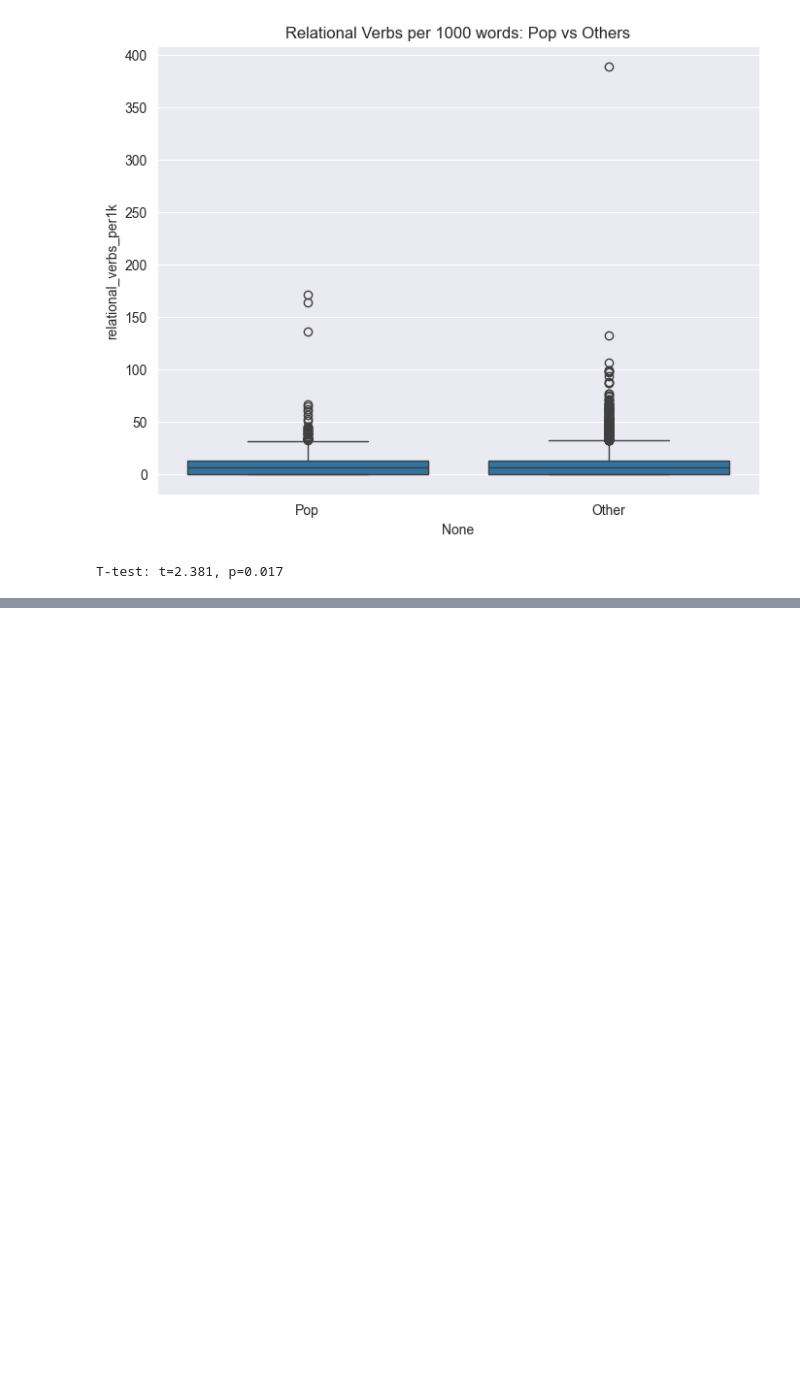
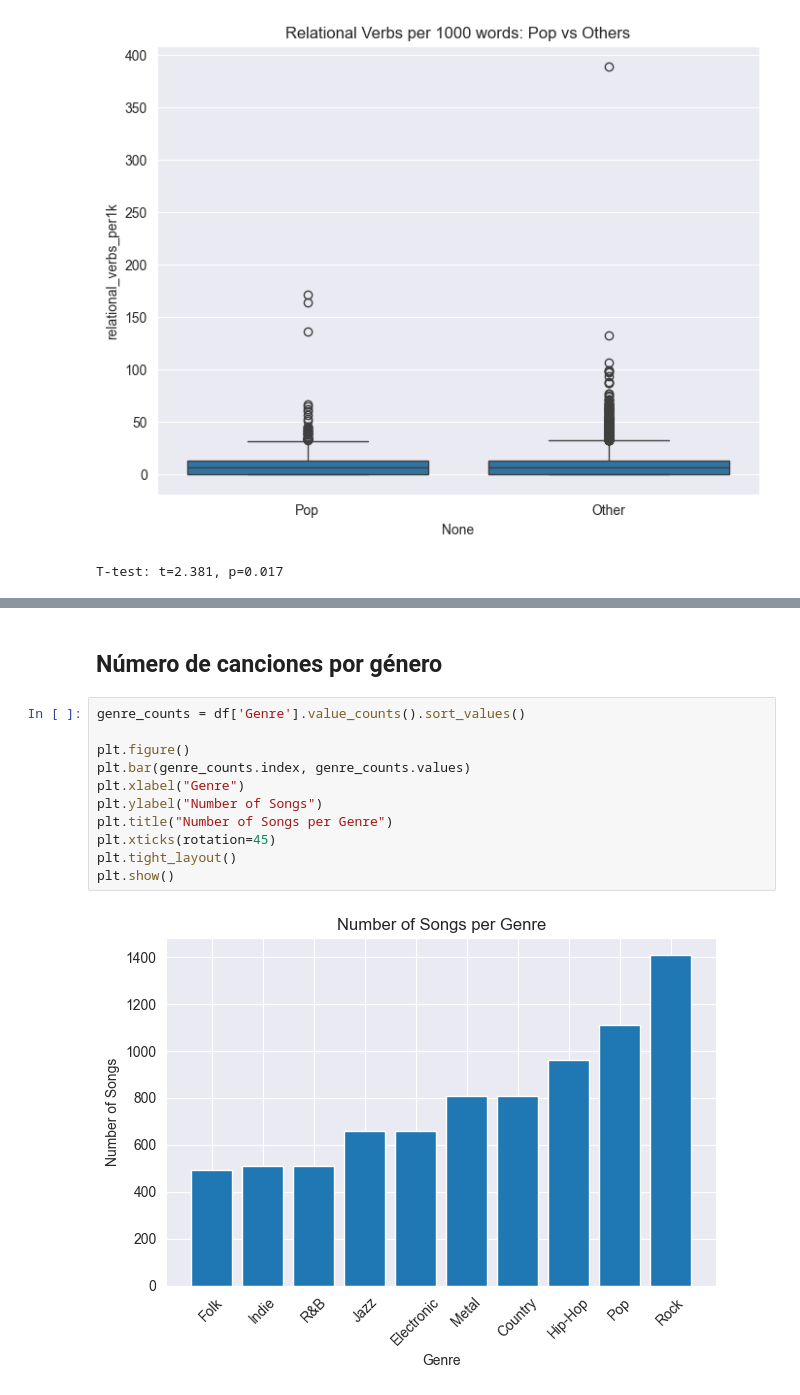
Before and after one commit to kendalls-s/Analisis-Morfosintactico-de-Letras-Musicales, a Jupyter notebook: notebooks/05_comparacion_generos.ipynb, the cells around one changed output, grey strips where cells are left out. Saved outputs shown, nothing was run; the diff lists cells and outputs as text; blank space fills up the shorter version.

```diff
--- a/notebooks/05_comparacion_generos.ipynb
+++ b/notebooks/05_comparacion_generos.ipynb
@@ -154,0 +190,15 @@ T-test: t=2.381, p=0.017
+# %% [markdown]
+## Número de canciones por género
+# %%
+genre_counts = df['Genre'].value_counts().sort_values()
+
+plt.figure()
+plt.bar(genre_counts.index, genre_counts.values)
+plt.xlabel("Genre")
+plt.ylabel("Number of Songs")
+plt.title("Number of Songs per Genre")
+plt.xticks(rotation=45)
+plt.tight_layout()
+plt.show()
+# %% [output]
+[figure, added]
```
Also changed, not shown: parts of 8 cells of this notebook.
